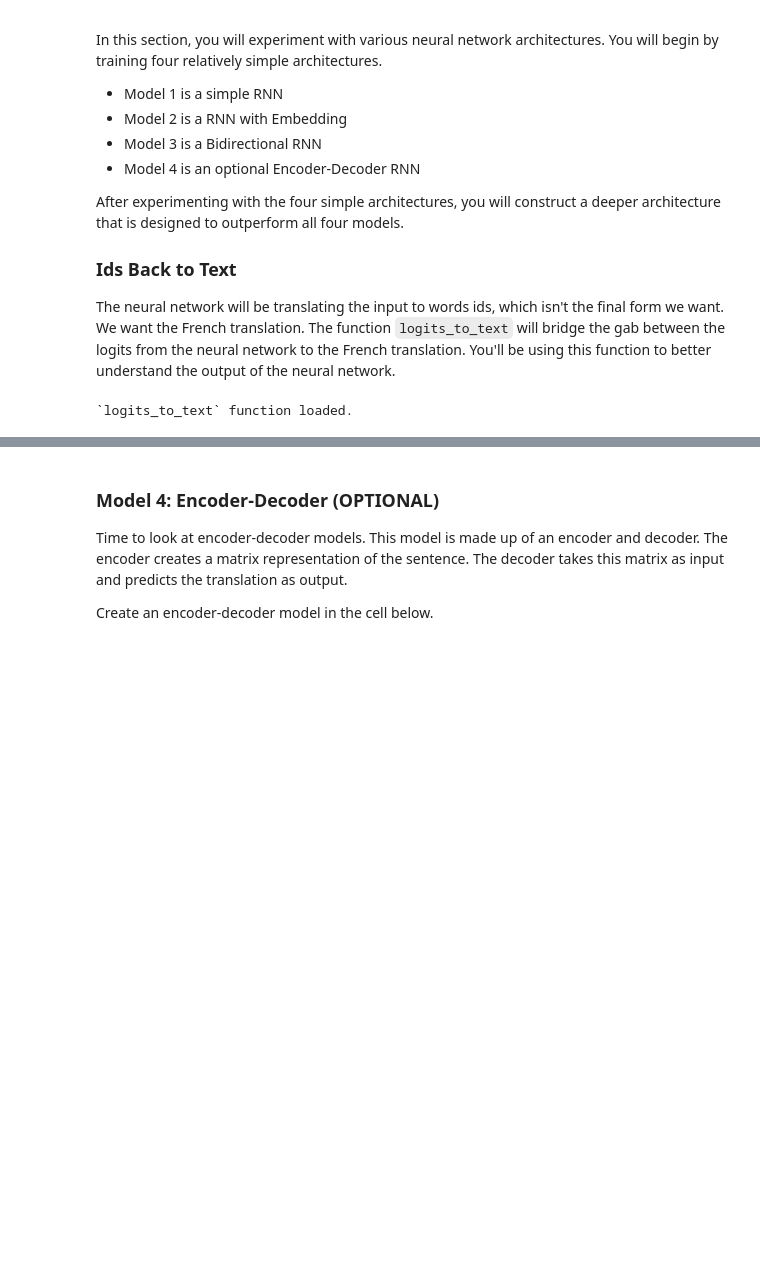
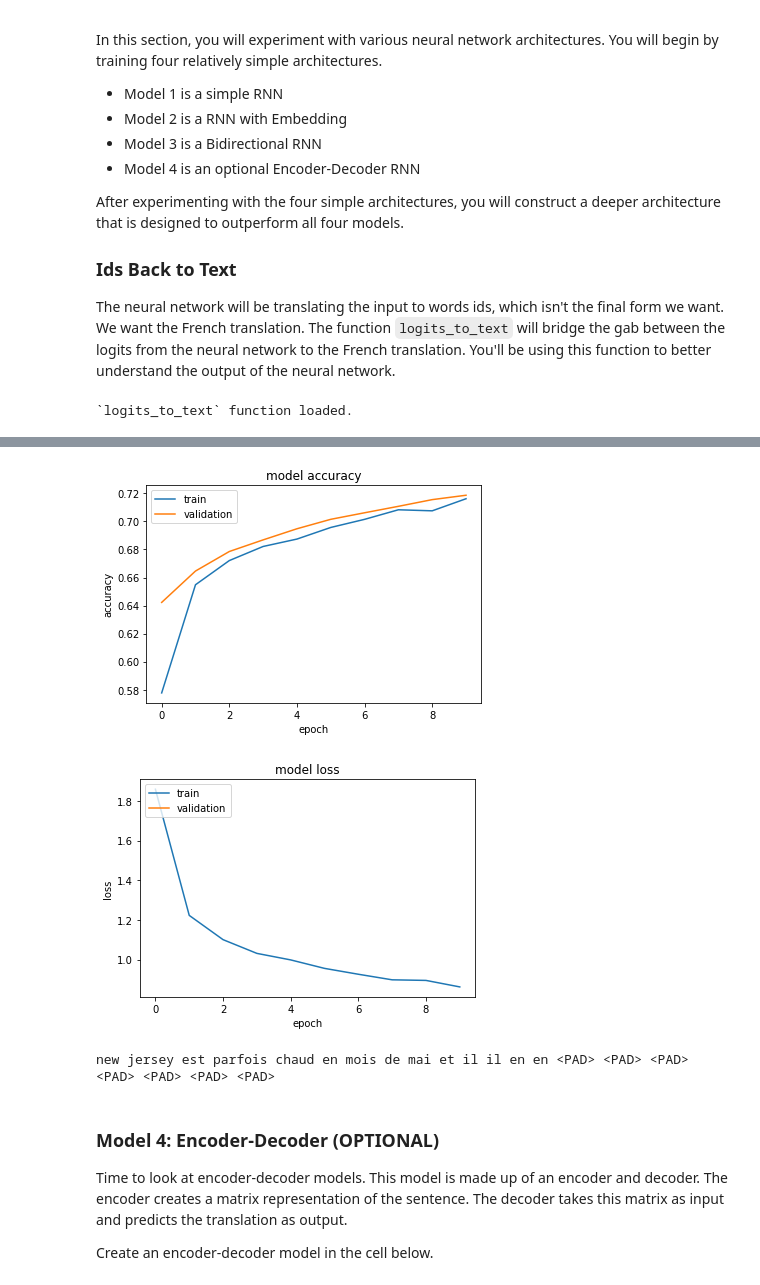
Before and after one commit to vel9/aind2-nlp-capstone, a Jupyter notebook: machine_translation.ipynb, the cells around one changed output, grey strips where cells are left out. Cells and saved outputs as stored; diff of their text form; code cells hidden in the pictures; blank space fills up the shorter version.

```diff
--- a/machine_translation.ipynb
+++ b/machine_translation.ipynb
@@ -375,0 +464,14 @@ tests.test_bd_model(bd_model)
+# %%
+tmp_x = pad(preproc_english_sentences, preproc_french_sentences.shape[1])
+tmp_x = tmp_x.reshape((-1, preproc_french_sentences.shape[-2], 1))
+
+# Train the neural network
+bd_rnn_model = bd_model(
+    tmp_x.shape,
+    preproc_french_sentences.shape[1],
+    len(english_tokenizer.word_index),
+    len(french_tokenizer.word_index))
+
+bd_rnn_model.summary()
+
+hist = bd_rnn_model.fit(tmp_x, preproc_french_sentences, batch_size=1024, epochs=10, validation_split=0.2)
@@ -376,3 +496,12 @@ tests.test_bd_model(bd_model)
+# %%
+visualize_train(hist)
+
+# Print prediction(s)
+print(logits_to_text(bd_rnn_model.predict(tmp_x[:1])[0], french_tokenizer))
+# %% [output]
+[figure, added]
+[figure, added]
+new jersey est parfois chaud en mois de mai et il il en en <PAD> <PAD> <PAD> <PAD> <PAD> <PAD> <PAD>
 # %% [markdown]
 ### Model 4: Encoder-Decoder (OPTIONAL)
 Time to look at encoder-decoder models.  This model is made up of an encoder and decoder. The encoder creates a matrix representation of the sentence.  The decoder takes this matrix as input and predicts the translation as output.
```
Also changed, not shown: parts of 17 cells of this notebook.
